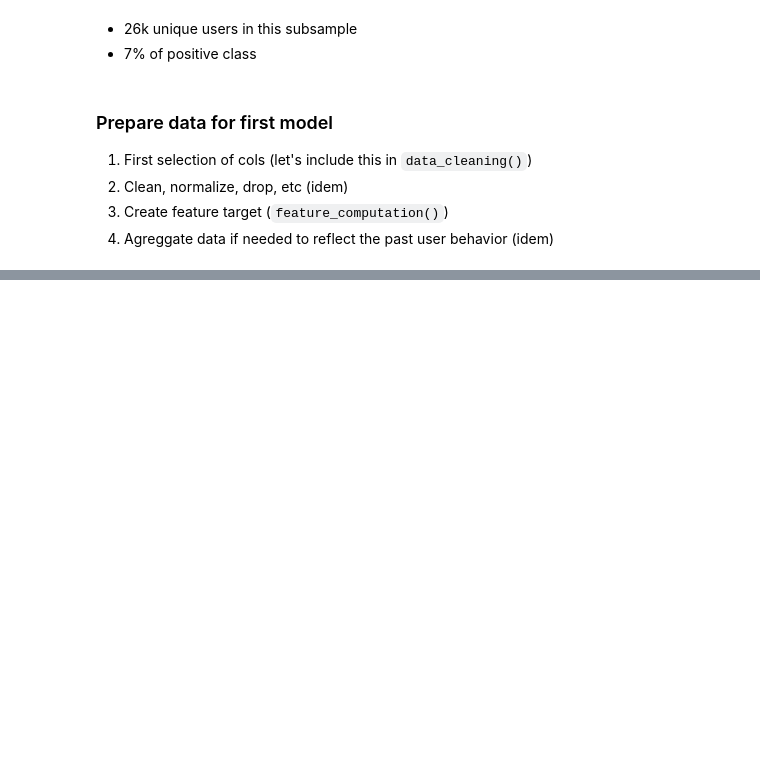
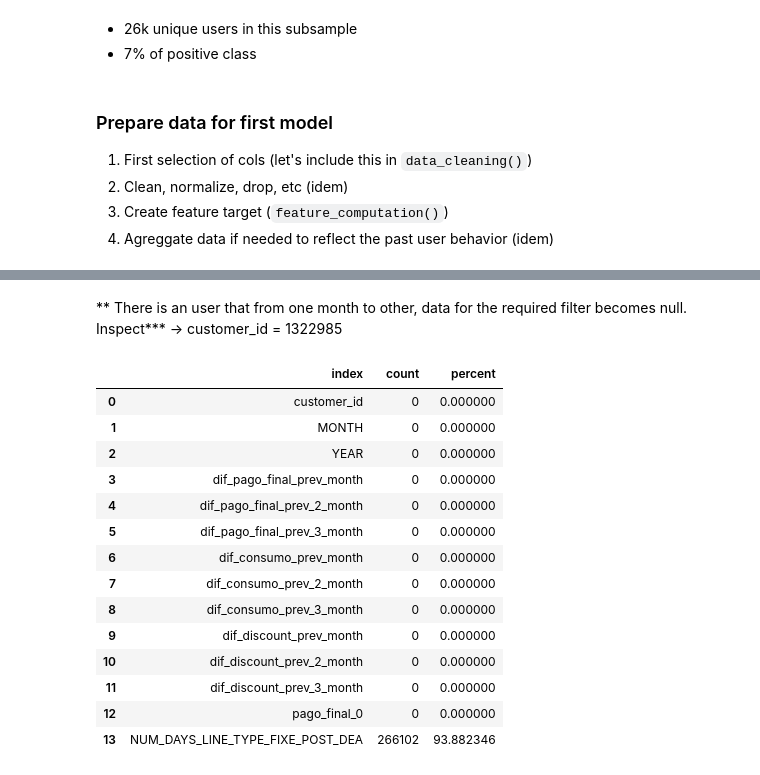
Before and after one commit to Zrive/zrive-ds-4q23-churn, a Jupyter notebook: src/eda/explore_data.ipynb, the cells around one changed output, grey strips where cells are left out. Saved outputs shown, nothing was run; the diff lists cells and outputs as text; code cells hidden in the pictures; blank space fills up the shorter version.

```diff
--- a/src/eda/explore_data.ipynb
+++ b/src/eda/explore_data.ipynb
@@ -225,3 +231,5 @@ We said we will use for the moment the current precooked metrics for payments, d
+# %% [markdown]
+** There is an user that from one month to other, data for the required filter becomes null. Inspect*** -> customer_id = 1322985
 # %%
 # user-info cols to aggregate data later on
 users_cols = ['customer_id', 'MONTH', 'YEAR']
@@ -242,3 +250,22 @@ transform_cols = ['pago_final_0']
 
 # target
 target_col = ['NUM_DAYS_LINE_TYPE_FIXE_POST_DEA']
+# %%
+sample = sample[users_cols + diff_cols + transform_cols + target_col ]
+assess_NA(sample)
+# %% [output]
+|  | index | count | percent |
+| 0 | customer_id | 0 | 0.000000 |
+| 1 | MONTH | 0 | 0.000000 |
+| 2 | YEAR | 0 | 0.000000 |
+| 3 | dif_pago_final_prev_month | 0 | 0.000000 |
+| 4 | dif_pago_final_prev_2_month | 0 | 0.000000 |
+| 5 | dif_pago_final_prev_3_month | 0 | 0.000000 |
+| 6 | dif_consumo_prev_month | 0 | 0.000000 |
+| 7 | dif_consumo_prev_2_month | 0 | 0.000000 |
+| 8 | dif_consumo_prev_3_month | 0 | 0.000000 |
+| 9 | dif_discount_prev_month | 0 | 0.000000 |
+| 10 | dif_discount_prev_2_month | 0 | 0.000000 |
+| 11 | dif_discount_prev_3_month | 0 | 0.000000 |
+| 12 | pago_final_0 | 0 | 0.000000 |
+| 13 | NUM_DAYS_LINE_TYPE_FIXE_POST_DEA | 266102 | 93.882346 |
```
Also changed, not shown: parts of 22 cells of this notebook, 2 other files.
